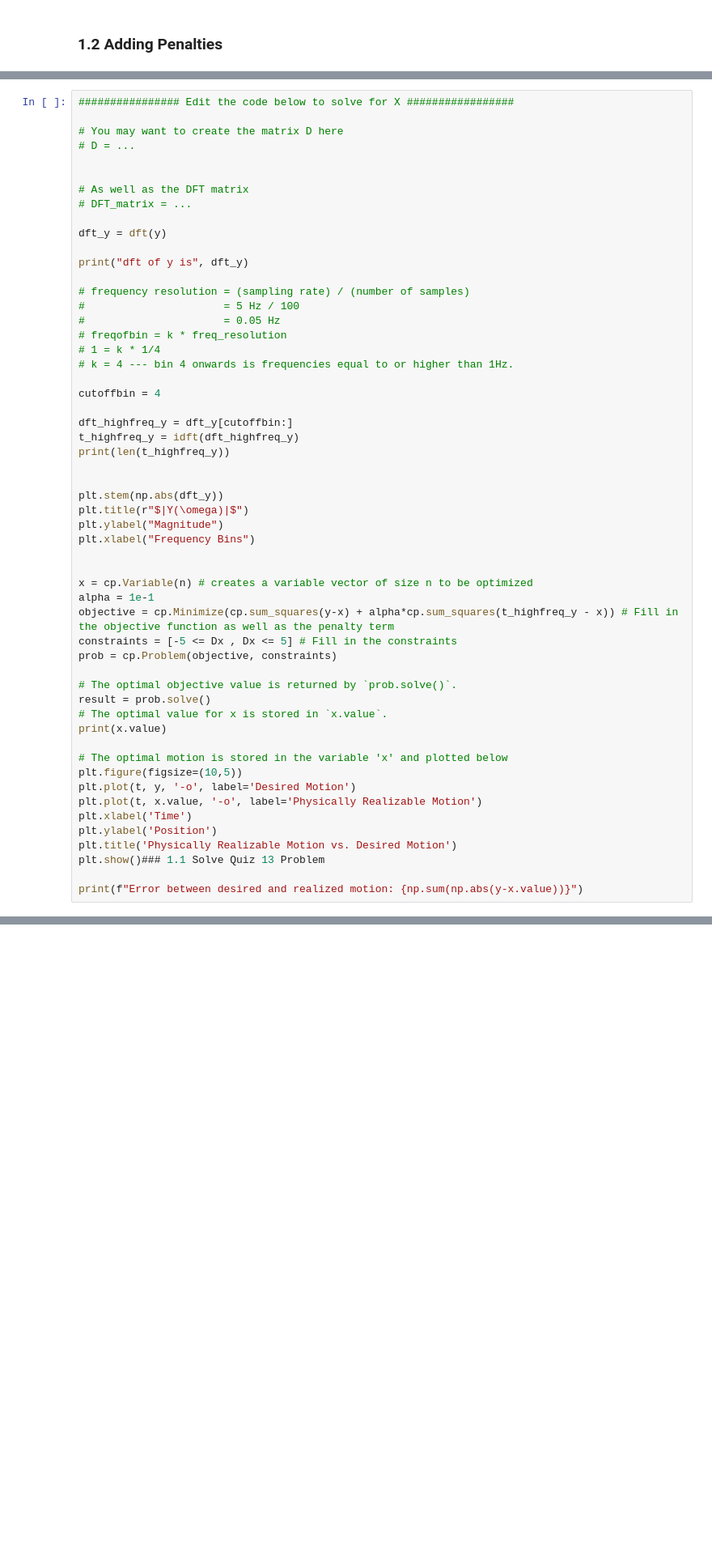
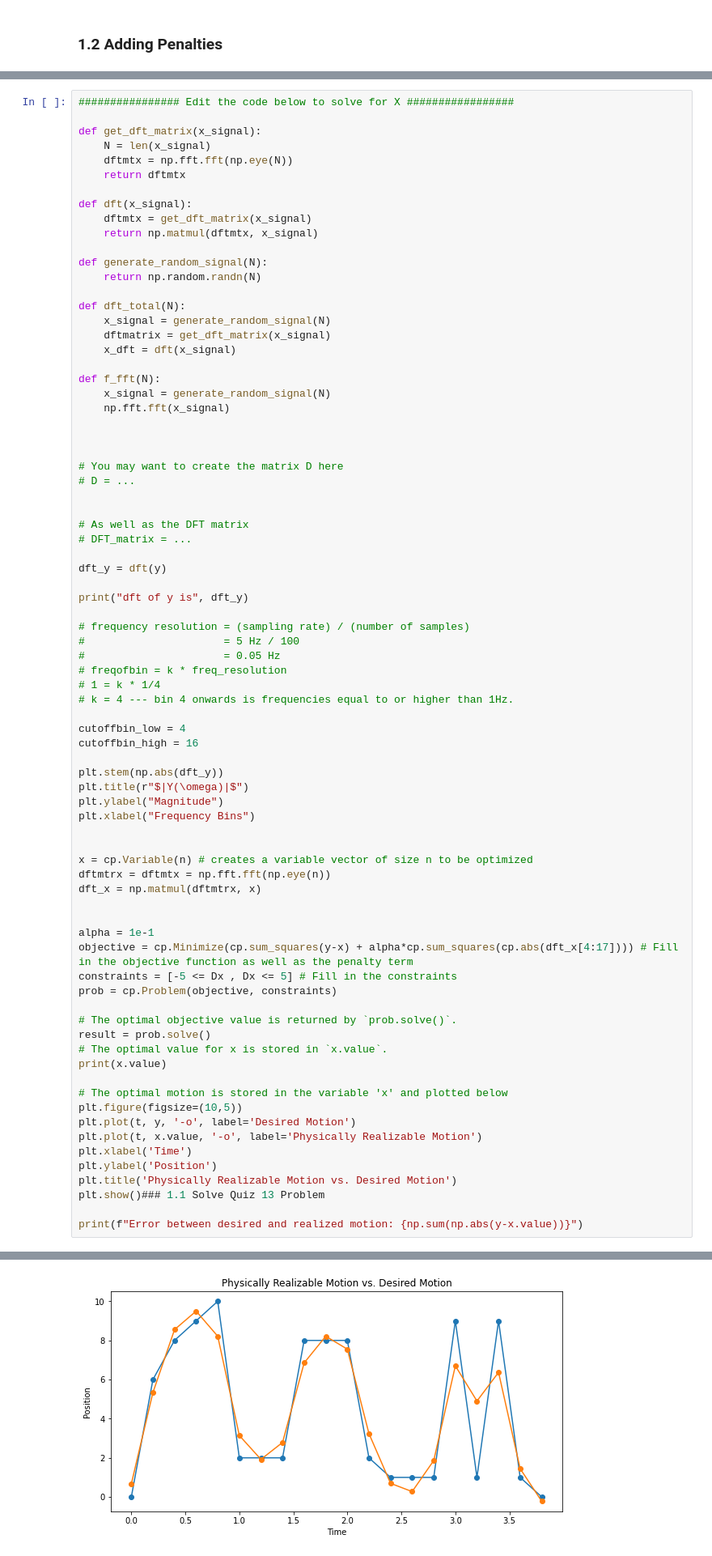
Before and after one commit to sofiagilardini/UCLA_EE113, a Jupyter notebook: hw5/hw5.ipynb, the cells around one changed output, grey strips where cells are left out. Shown: that part at 81% size. Cells and saved outputs as stored; diff of their text form; blank space fills up the shorter version.

Commit message:
finished with high freq. penalty

```diff
--- a/hw5/hw5.ipynb
+++ b/hw5/hw5.ipynb
@@ -184,6 +184,29 @@ Hint: The function in the cvpxy library 'cp.abs()' may be useful. <br>
 Suggestion: Writing out the optimization problem on paper first may be helpful.
 # %%
 ################ Edit the code below to solve for X #################
+
+def get_dft_matrix(x_signal):
+    N = len(x_signal)
+    dftmtx = np.fft.fft(np.eye(N))
+    return dftmtx
+
+def dft(x_signal):
+    dftmtx = get_dft_matrix(x_signal)
+    return np.matmul(dftmtx, x_signal)
+
+def generate_random_signal(N):
+    return np.random.randn(N)
+
+def dft_total(N):
+    x_signal = generate_random_signal(N)
+    dftmatrix = get_dft_matrix(x_signal)
+    x_dft = dft(x_signal)
+
+def f_fft(N):
+    x_signal = generate_random_signal(N)
+    np.fft.fft(x_signal)
+
+
 
 # You may want to create the matrix D here
 # D = ...
@@ -203,12 +226,8 @@ print("dft of y is", dft_y)
 # 1 = k * 1/4
 # k = 4 --- bin 4 onwards is frequencies equal to or higher than 1Hz.
 
-cutoffbin = 4
-
-dft_highfreq_y = dft_y[cutoffbin:]
-t_highfreq_y = idft(dft_highfreq_y)
-print(len(t_highfreq_y))
-
+cutoffbin_low = 4
+cutoffbin_high = 16
 
 plt.stem(np.abs(dft_y))
 plt.title(r"$|Y(\omega)|$")
@@ -217,8 +236,12 @@ plt.xlabel("Frequency Bins")
 
 
 x = cp.Variable(n) # creates a variable vector of size n to be optimized
+dftmtrx = dftmtx = np.fft.fft(np.eye(n))
+dft_x = np.matmul(dftmtrx, x)
+
+
 alpha = 1e-1
-objective = cp.Minimize(cp.sum_squares(y-x) + alpha*cp.sum_squares(t_highfreq_y - x)) # Fill in the objective function as well as the penalty term
+objective = cp.Minimize(cp.sum_squares(y-x) + alpha*cp.sum_squares(cp.abs(dft_x[4:17]))) # Fill in the objective function as well as the penalty term
 constraints = [-5 <= Dx , Dx <= 5] # Fill in the constraints
 prob = cp.Problem(objective, constraints)
 
@@ -251,0 +279 @@ dft of y is [ 8.80000000e+01+0.00000000e+00j -5.15311326e-01-1.52567796e+01j
+[figure, added]
```
Also changed, not shown: parts of 2 cells of this notebook.
